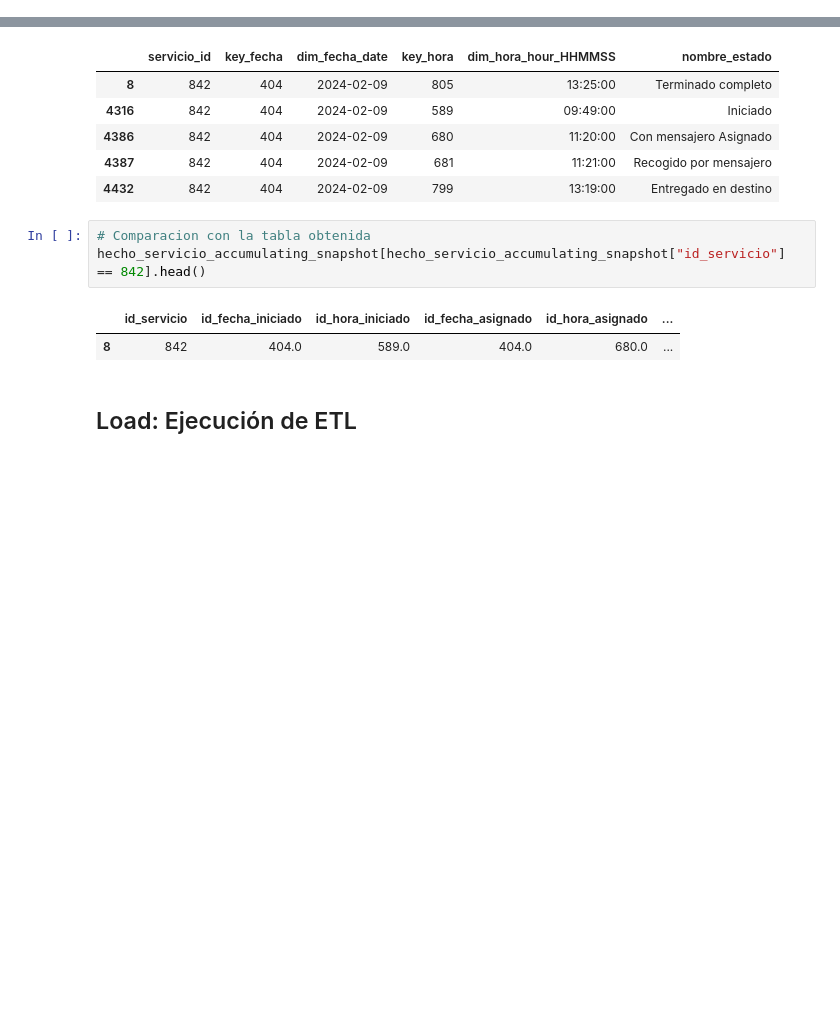
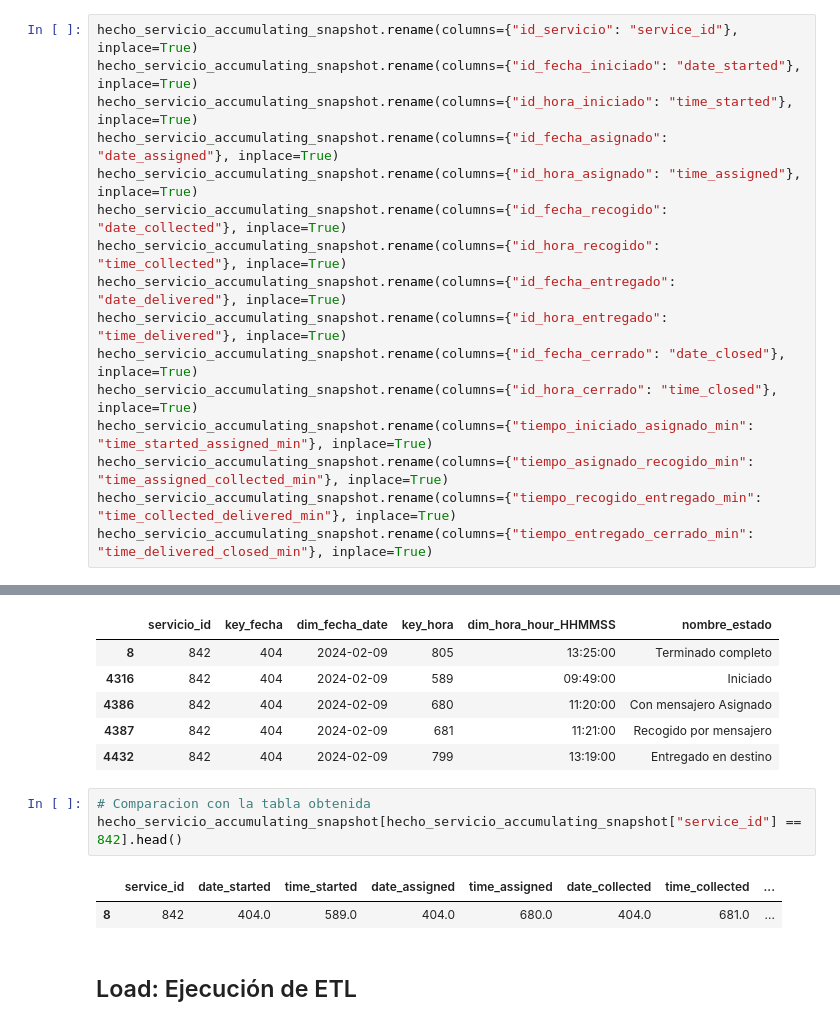
Before and after one commit to JuanLoaiza007/data-science-project-etl, a Jupyter notebook: notebooks/hecho_servicio_accumulating_snap.ipynb, the cells around one changed output, grey strips where cells are left out. Drawn from its saved outputs; the diff is of its cells as text; blank space fills up the shorter version.

Commit message:
feat(etl): create hecho_servicio_accumulating_snapshot with full ETL process

```diff
--- a/notebooks/hecho_servicio_accumulating_snap.ipynb
+++ b/notebooks/hecho_servicio_accumulating_snap.ipynb
@@ -334,3 +336,19 @@ Procesando
+# %%
+hecho_servicio_accumulating_snapshot.rename(columns={"id_servicio": "service_id"}, inplace=True)
+hecho_servicio_accumulating_snapshot.rename(columns={"id_fecha_iniciado": "date_started"}, inplace=True)
+hecho_servicio_accumulating_snapshot.rename(columns={"id_hora_iniciado": "time_started"}, inplace=True)
+hecho_servicio_accumulating_snapshot.rename(columns={"id_fecha_asignado": "date_assigned"}, inplace=True)
+hecho_servicio_accumulating_snapshot.rename(columns={"id_hora_asignado": "time_assigned"}, inplace=True)
+hecho_servicio_accumulating_snapshot.rename(columns={"id_fecha_recogido": "date_collected"}, inplace=True)
+hecho_servicio_accumulating_snapshot.rename(columns={"id_hora_recogido": "time_collected"}, inplace=True)
+hecho_servicio_accumulating_snapshot.rename(columns={"id_fecha_entregado": "date_delivered"}, inplace=True)
+hecho_servicio_accumulating_snapshot.rename(columns={"id_hora_entregado": "time_delivered"}, inplace=True)
+hecho_servicio_accumulating_snapshot.rename(columns={"id_fecha_cerrado": "date_closed"}, inplace=True)
+hecho_servicio_accumulating_snapshot.rename(columns={"id_hora_cerrado": "time_closed"}, inplace=True)
+hecho_servicio_accumulating_snapshot.rename(columns={"tiempo_iniciado_asignado_min": "time_started_assigned_min"}, inplace=True)
+hecho_servicio_accumulating_snapshot.rename(columns={"tiempo_asignado_recogido_min": "time_assigned_collected_min"}, inplace=True)
+hecho_servicio_accumulating_snapshot.rename(columns={"tiempo_recogido_entregado_min": "time_collected_delivered_min"}, inplace=True)
+hecho_servicio_accumulating_snapshot.rename(columns={"tiempo_entregado_cerrado_min": "time_delivered_closed_min"}, inplace=True)
 # %% [markdown]
 ### Prueba de salida
 # %%
@@ -345,10 +363,10 @@ merged_df[merged_df["servicio_id"] == 842].head()
 | 4432 | 842 | 404 | 2024-02-09 | 799 | 13:19:00 | Entregado en destino |
 # %%
 # Comparacion con la tabla obtenida
-hecho_servicio_accumulating_snapshot[hecho_servicio_accumulating_snapshot["id_servicio"] == 842].head()
+hecho_servicio_accumulating_snapshot[hecho_servicio_accumulating_snapshot["service_id"] == 842].head()
 # %% [output]
-|  | id_servicio | id_fecha_iniciado | id_hora_iniciado | id_fecha_asignado | id_hora_asignado | ... |
-| 8 | 842 | 404.0 | 589.0 | 404.0 | 680.0 | ... |
+|  | service_id | date_started | time_started | date_assigned | time_assigned | date_collected | time_collected | ... |
+| 8 | 842 | 404.0 | 589.0 | 404.0 | 680.0 | 404.0 | 681.0 | ... |
 # %% [markdown]
 ## Load: Ejecución de ETL
 # %%
```
Also changed, not shown: parts of 1 cell of this notebook.
